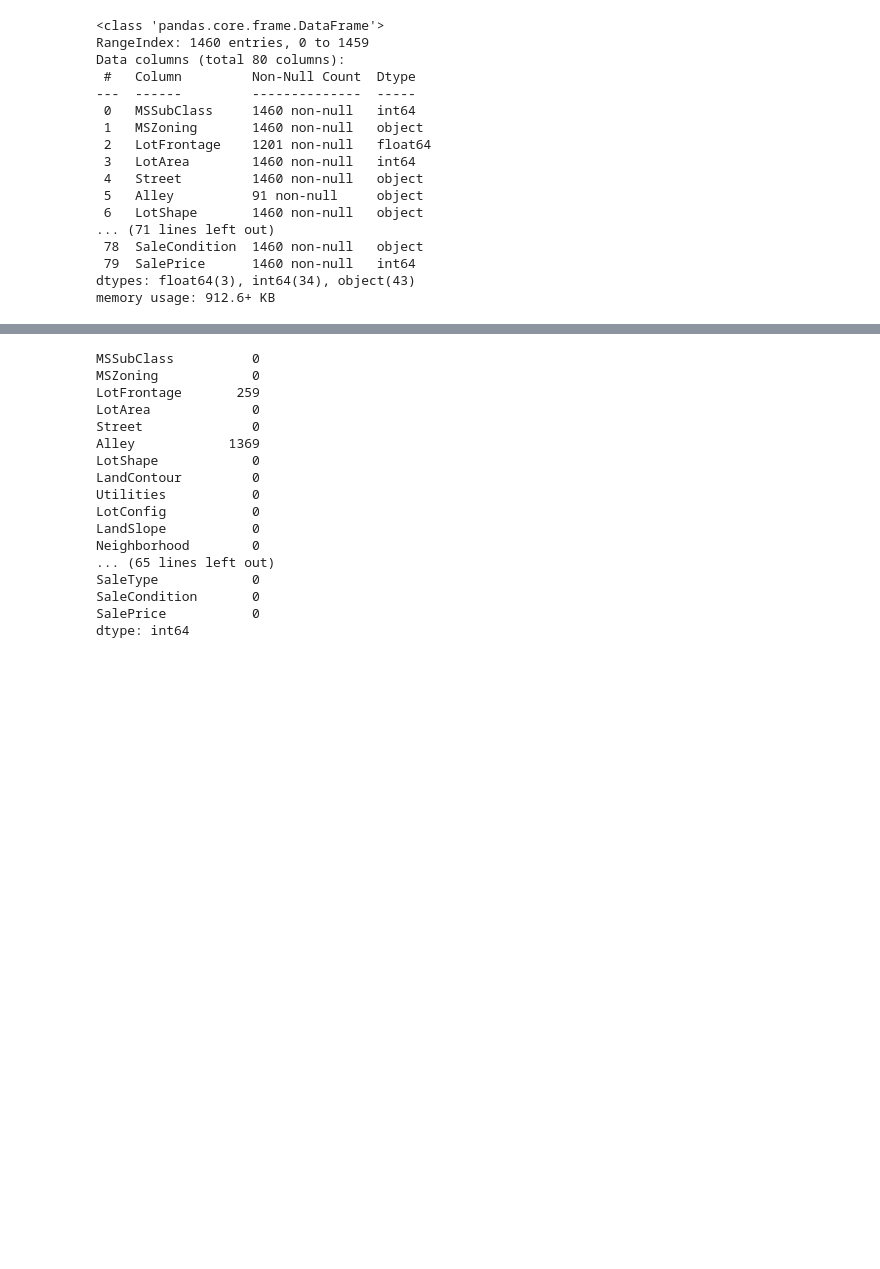
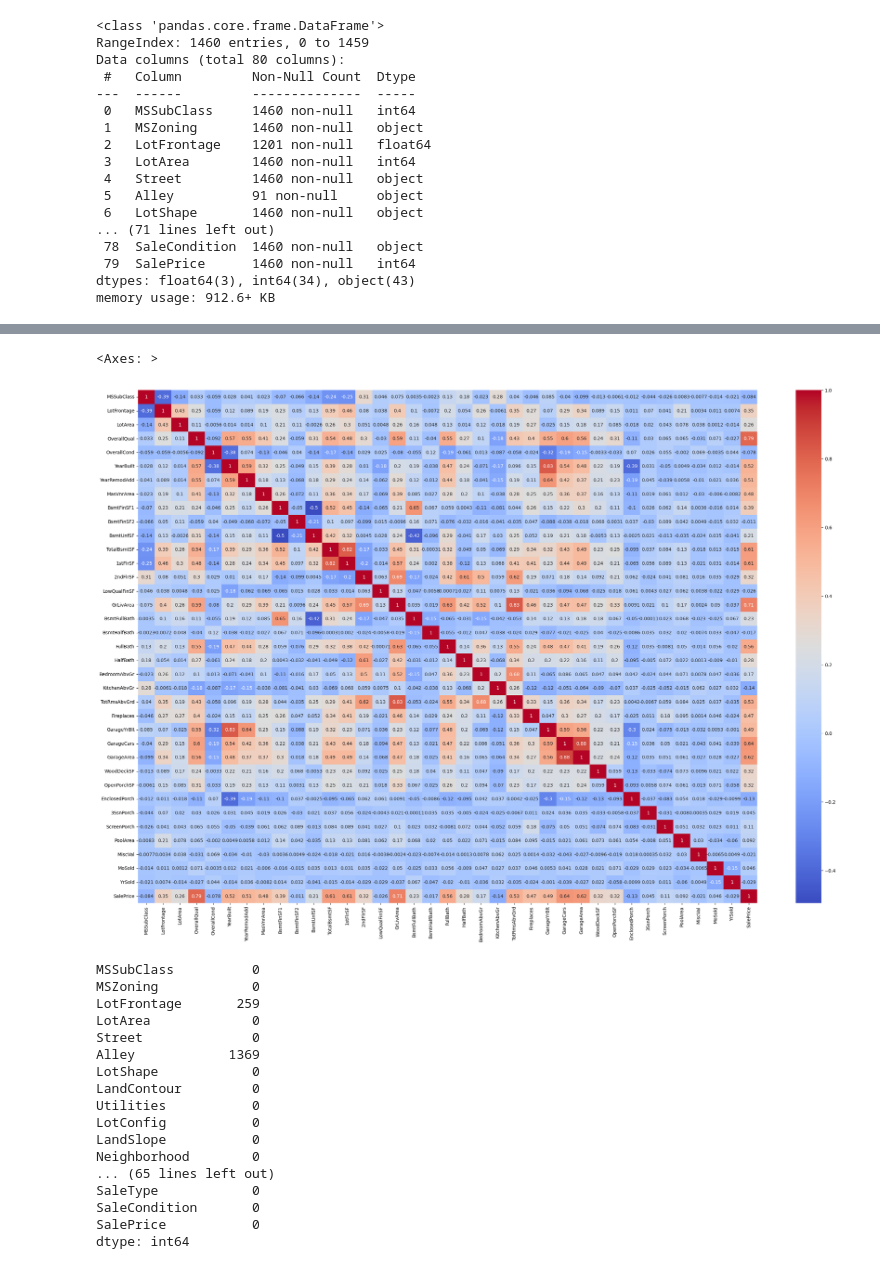
Before and after one commit to timvirga/KAGHousePricePrediction, a Jupyter notebook: house-prices-prediction-using-tfdf.ipynb, the cells around one changed output, grey strips where cells are left out. Saved outputs shown, nothing was run; the diff lists cells and outputs as text; code cells hidden in the pictures; blank space fills up the shorter version.

```diff
--- a/house-prices-prediction-using-tfdf.ipynb
+++ b/house-prices-prediction-using-tfdf.ipynb
@@ -92,3 +145,10 @@ Data columns (total 80 columns):
  79  SalePrice      1460 non-null   int64
 dtypes: float64(3), int64(34), object(43)
 memory usage: 912.6+ KB
+# %%
+
+# Use select_dtypes() to subset the dataframe to only include int and float columns
+subset_df = dataset_df.select_dtypes(include=['int', 'float'])
+
+# Print the subsetted dataframe
+print(subset_df)
@@ -95,3 +173,13 @@ memory usage: 912.6+ KB
+# %%
+# Use the corr() method to create a correlation matrix
+corr_matrix = subset_df.corr()
+# Set the figure size
+plt.subplots(figsize=(30, 20))
+# Use seaborn to create a heatmap of the correlation matrix
+sns.heatmap(corr_matrix, annot=True, cmap='coolwarm')
+# %% [output]
+<Axes: >
+[figure, added]
 # %%
 print(dataset_df.isnull().sum())
 # %% [output]
```
Also changed, not shown: parts of 7 cells of this notebook.
